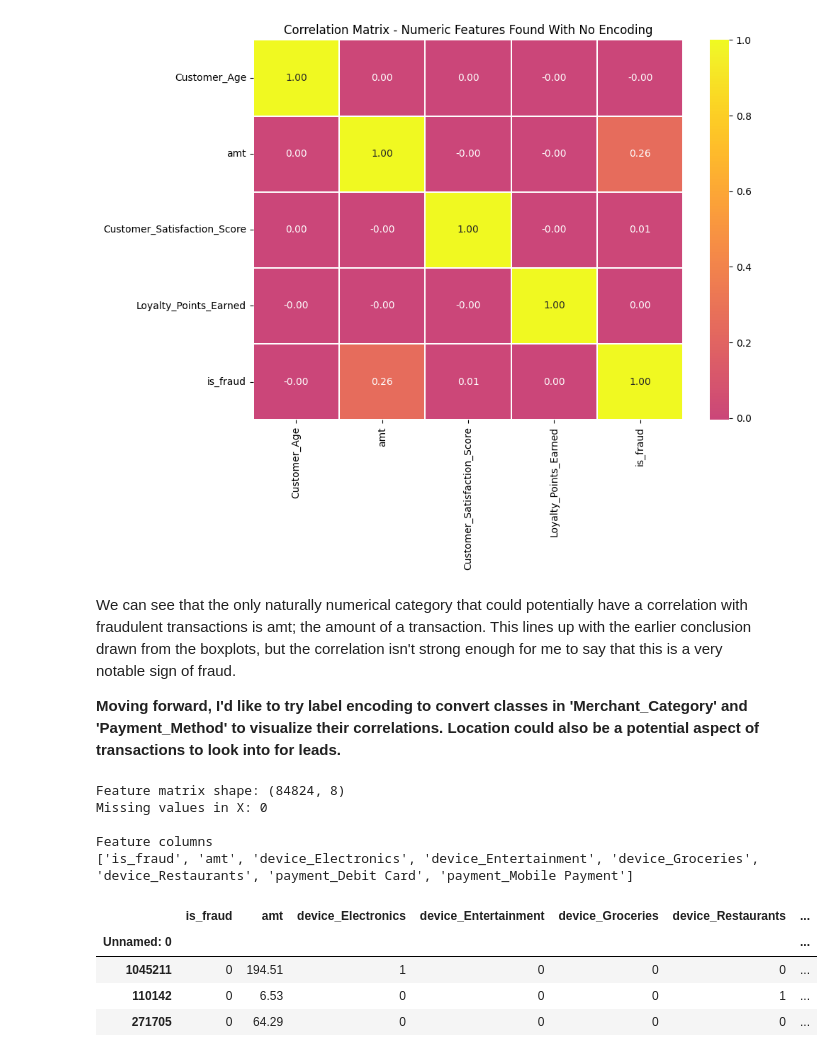
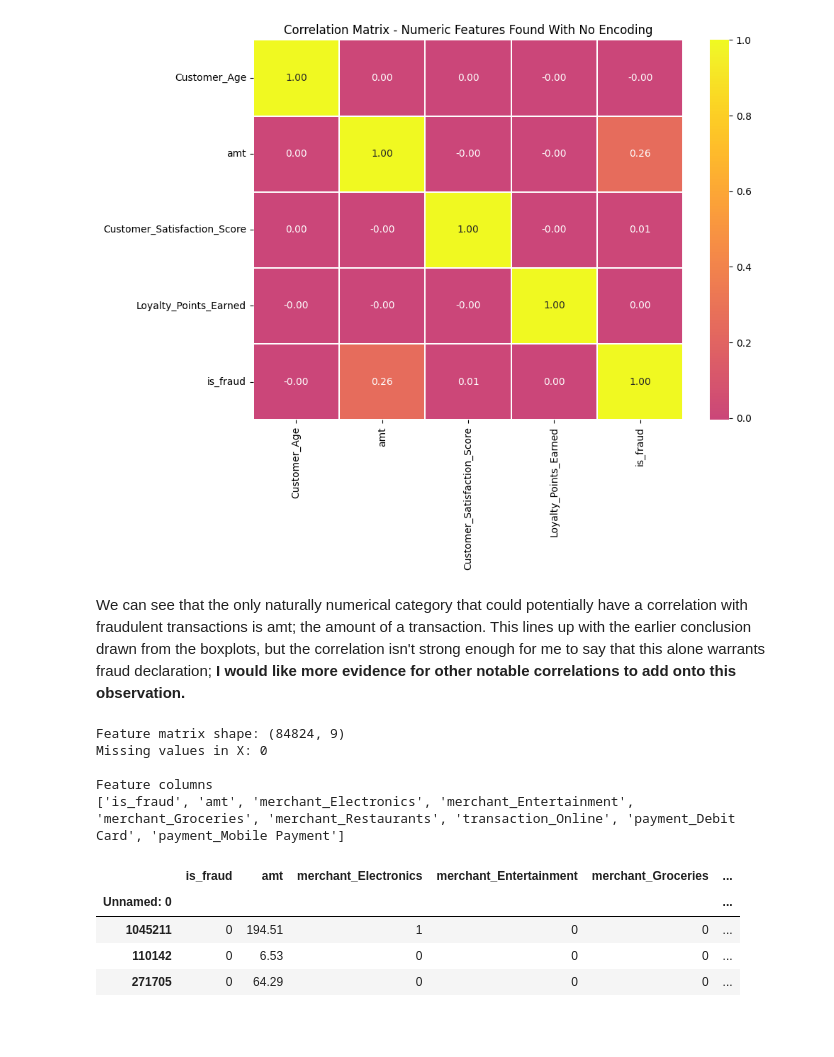
Before and after one commit to CeruleanAcorn/final_project_iat_461, a Jupyter notebook: final_project.ipynb, the cells around one changed output. Saved outputs shown, nothing was run; the diff lists cells and outputs as text; code cells hidden in the pictures; blank space fills up the shorter version.

```diff
--- a/final_project.ipynb
+++ b/final_project.ipynb
@@ -322,34 +394,33 @@ plt.show()
 # %% [output]
 [figure]
 # %% [markdown]
-We can see that the only naturally numerical category that could potentially have a correlation with fraudulent transactions is amt; the amount of a transaction. This lines up with the earlier conclusion drawn from the boxplots, but the correlation isn't strong enough for me to say that this is a very notable sign of fraud.
-
-**Moving forward, I'd like to try label encoding to convert classes in 'Merchant_Category' and 'Payment_Method' to visualize their correlations. Location could also be a potential aspect of transactions to look into for leads.**
+We can see that the only naturally numerical category that could potentially have a correlation with fraudulent transactions is amt; the amount of a transaction. This lines up with the earlier conclusion drawn from the boxplots, but the correlation isn't strong enough for me to say that this alone warrants fraud declaration; **I would like more evidence for other notable correlations to add onto this observation.**
 # %%
-merchant_dummies = pd.get_dummies(df['Merchant_Category'], prefix='device', drop_first=True).astype(int)
+merchant_dummies = pd.get_dummies(df['Merchant_Category'], prefix='merchant', drop_first=True).astype(int)
+transaction_dummies = pd.get_dummies(df['Transaction_Type'], prefix='transaction', drop_first=True).astype(int)
 payment_dummies = pd.get_dummies(df['Payment_Method'], prefix='payment', drop_first=True).astype(int)
-
 X = pd.concat([
     df['is_fraud'],
     df['amt'],
     merchant_dummies,
+    transaction_dummies,
     payment_dummies
 ], axis=1)
 
 assert X.isnull().sum().sum() == 0
 print(f"Feature matrix shape: {X.shape}")
 print(f"Missing values in X: {X.isnull().sum().sum()}")
 print(f"\nFeature columns \n{X.columns.tolist()}")
 X.head(3)
 # %% [output]
-Feature matrix shape: (84824, 8)
+Feature matrix shape: (84824, 9)
 Missing values in X: 0
 
 Feature columns
-['is_fraud', 'amt', 'device_Electronics', 'device_Entertainment', 'device_Groceries', 'device_Restaurants', 'payment_Debit Card', 'payment_Mobile Payment']
+['is_fraud', 'amt', 'merchant_Electronics', 'merchant_Entertainment', 'merchant_Groceries', 'merchant_Restaurants', 'transaction_Online', 'payment_Debit Card', 'payment_Mobile Payment']
-|  | is_fraud | amt | device_Electronics | device_Entertainment | device_Groceries | device_Restaurants | ... |
-| Unnamed: 0 |  |  |  |  |  |  | ... |
-| 1045211 | 0 | 194.51 | 1 | 0 | 0 | 0 | ... |
-| 110142 | 0 | 6.53 | 0 | 0 | 0 | 1 | ... |
-| 271705 | 0 | 64.29 | 0 | 0 | 0 | 0 | ... |
+|  | is_fraud | amt | merchant_Electronics | merchant_Entertainment | merchant_Groceries | ... |
+| Unnamed: 0 |  |  |  |  |  | ... |
+| 1045211 | 0 | 194.51 | 1 | 0 | 0 | ... |
+| 110142 | 0 | 6.53 | 0 | 0 | 0 | ... |
+| 271705 | 0 | 64.29 | 0 | 0 | 0 | ... |
 # %%
```
Also changed, not shown: parts of 54 cells of this notebook.
